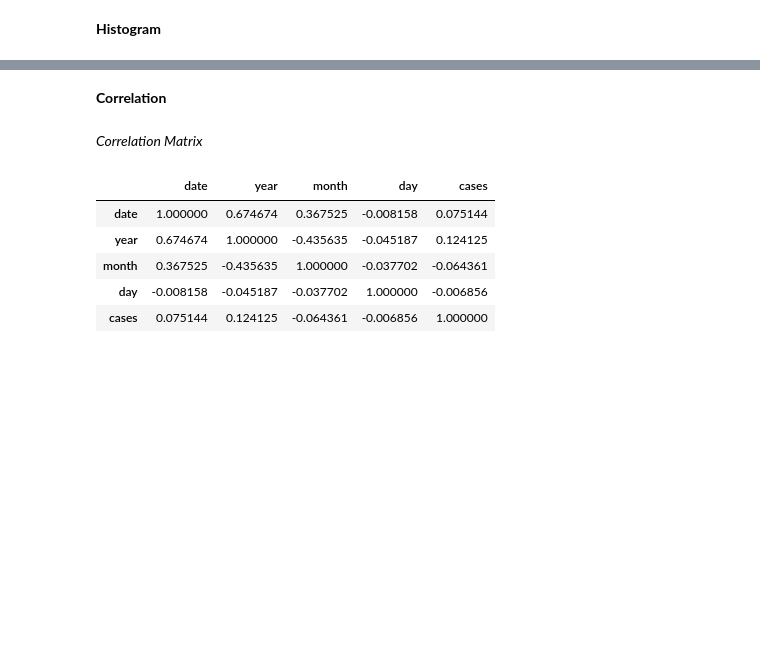
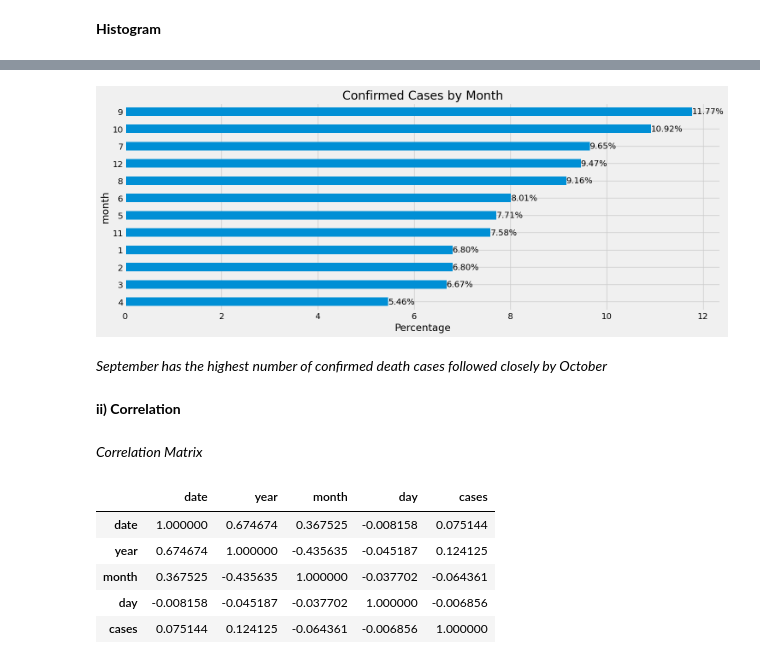
Before and after one commit to adrianjuliusaluoch/Ebola_Time_Series_Analysis, a Jupyter notebook: ebola_time_series.ipynb, the cells around one changed output, grey strips where cells are left out. Cells and saved outputs as stored; diff of their text form; code cells hidden in the pictures; blank space fills up the shorter version.

```diff
--- a/ebola_time_series.ipynb
+++ b/ebola_time_series.ipynb
@@ -248,5 +263,15 @@ plt.show()
+# %%
+ax=((feature['month'].value_counts(normalize=True)*100).sort_values()
+    .plot(kind='barh',title='Confirmed Cases by Month',figsize=(16,6),xlabel='Percentage'))
+for a in ax.containers:
+    plt.bar_label(a,fmt='%.2f%%')
+plt.show()
+# %% [output]
+[figure, added]
+# %% [markdown]
+*September has the highest number of confirmed death cases followed closely by October*
 # %% [markdown]
-**Correlation**
+**ii) Correlation**
 # %% [markdown]
 *Correlation Matrix*
 # %%
```
Also changed, not shown: parts of 101 cells of this notebook.
